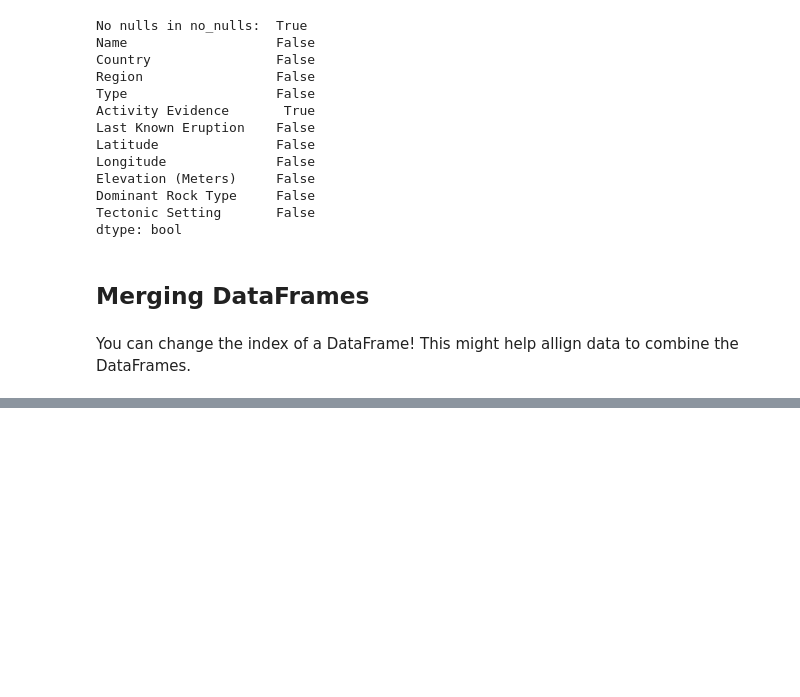
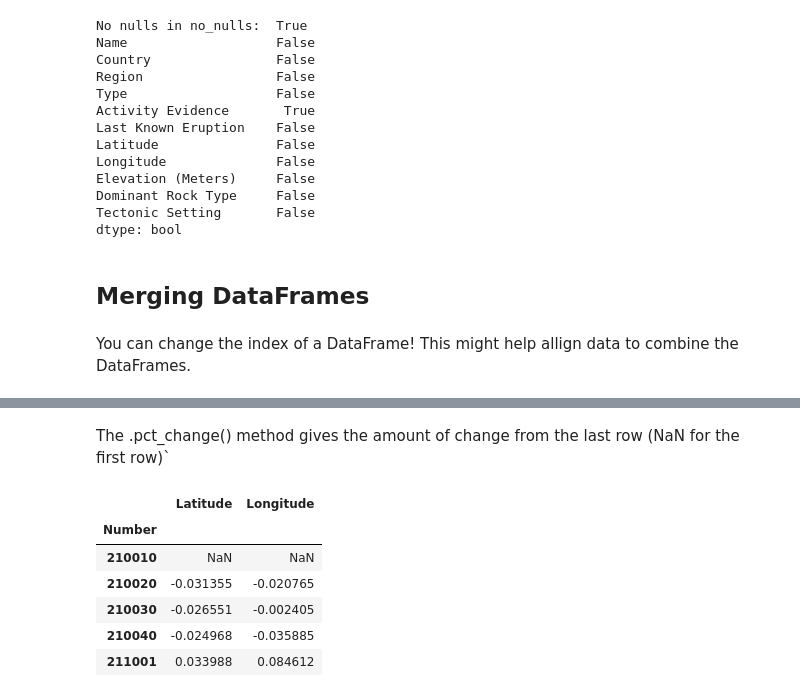
Before and after one commit to aschet01/cookbook, a Jupyter notebook: pandas.ipynb, the cells around one changed output, grey strips where cells are left out. Cells and saved outputs as stored; diff of their text form; code cells hidden in the pictures; blank space fills up the shorter version.

```diff
--- a/pandas.ipynb
+++ b/pandas.ipynb
@@ -947,0 +963,12 @@ df
+# %% [markdown]
+The .pct_change() method gives the amount of change from the last row (NaN for the first row)`
+# %%
+percent_coords.pct_change().head()
+# %% [output]
+|  | Latitude | Longitude |
+| Number |  |  |
+| 210010 | NaN | NaN |
+| 210020 | -0.031355 | -0.020765 |
+| 210030 | -0.026551 | -0.002405 |
+| 210040 | -0.024968 | -0.035885 |
+| 211001 | 0.033988 | 0.084612 |
```
Also changed, not shown: parts of 6 cells of this notebook.
